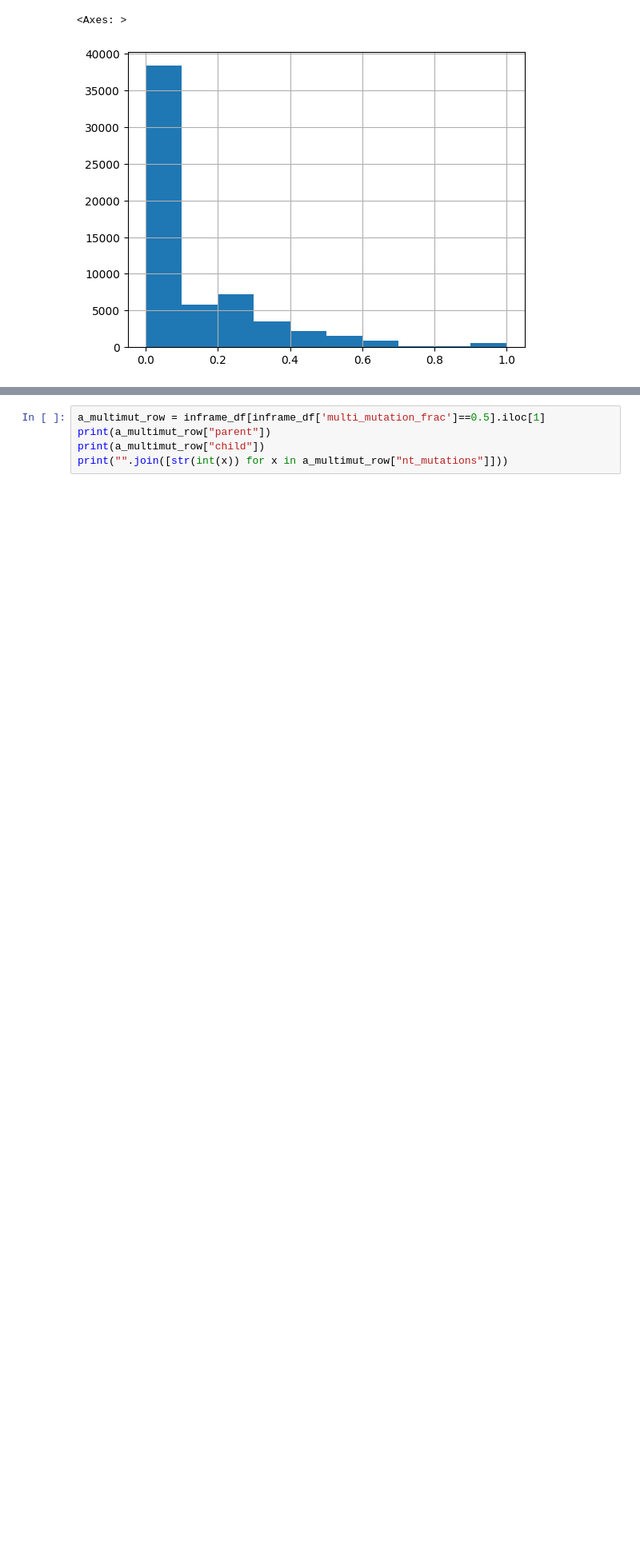
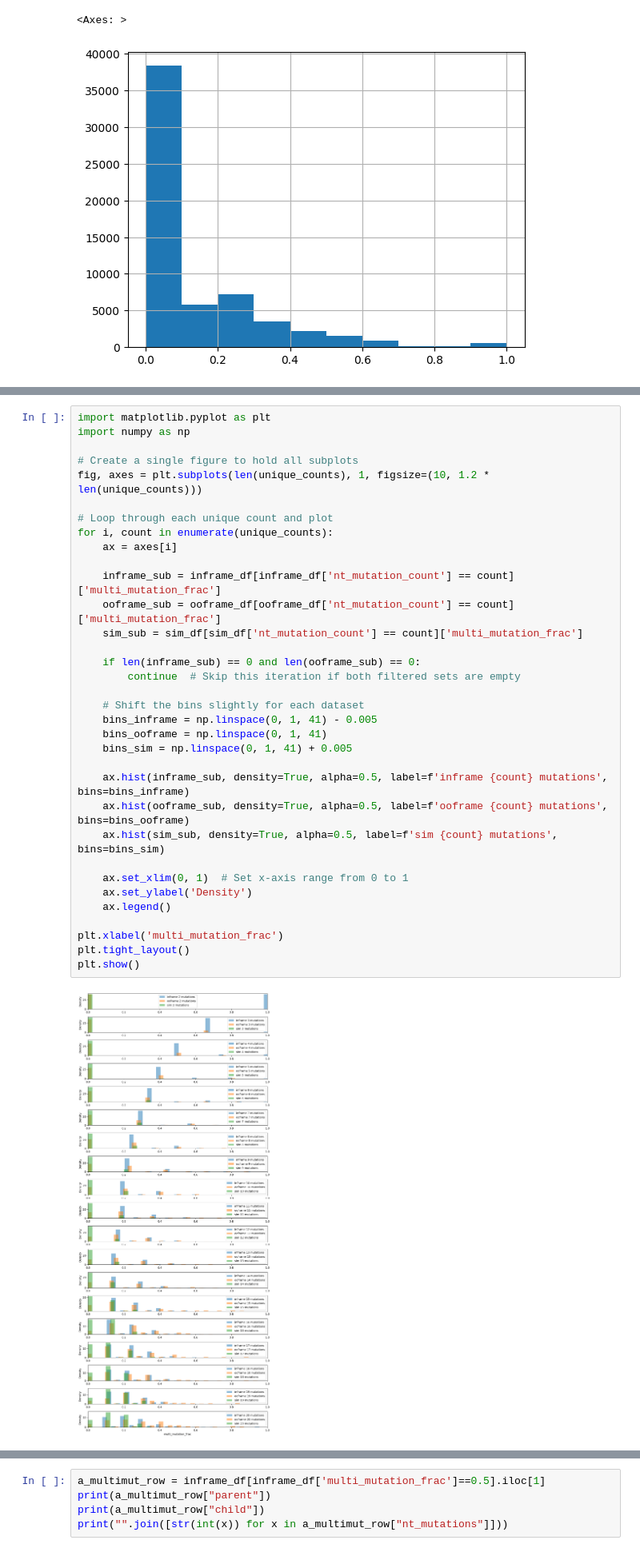
Before and after one commit to matsengrp/epam, a Jupyter notebook: notebooks/multinucleotide.ipynb, the cells around one changed output, grey strips where cells are left out. Shown: that part at 80% size. Saved outputs shown, nothing was run; the diff lists cells and outputs as text; blank space fills up the shorter version.

```diff
--- a/notebooks/multinucleotide.ipynb
+++ b/notebooks/multinucleotide.ipynb
@@ -227,3 +160,39 @@ plt.show()
+# %%
+import matplotlib.pyplot as plt
+import numpy as np
+
+# Create a single figure to hold all subplots
+fig, axes = plt.subplots(len(unique_counts), 1, figsize=(10, 1.2 * len(unique_counts)))
+
+# Loop through each unique count and plot
+for i, count in enumerate(unique_counts):
+    ax = axes[i]
+
+    inframe_sub = inframe_df[inframe_df['nt_mutation_count'] == count]['multi_mutation_frac']
+    ooframe_sub = ooframe_df[ooframe_df['nt_mutation_count'] == count]['multi_mutation_frac']
+    sim_sub = sim_df[sim_df['nt_mutation_count'] == count]['multi_mutation_frac']
+
+    if len(inframe_sub) == 0 and len(ooframe_sub) == 0:
+        continue  # Skip this iteration if both filtered sets are empty
+
+    # Shift the bins slightly for each dataset
+    bins_inframe = np.linspace(0, 1, 41) - 0.005
+    bins_ooframe = np.linspace(0, 1, 41)
+    bins_sim = np.linspace(0, 1, 41) + 0.005
+
+    ax.hist(inframe_sub, density=True, alpha=0.5, label=f'inframe {count} mutations', bins=bins_inframe)
+    ax.hist(ooframe_sub, density=True, alpha=0.5, label=f'ooframe {count} mutations', bins=bins_ooframe)
+    ax.hist(sim_sub, density=True, alpha=0.5, label=f'sim {count} mutations', bins=bins_sim)
+
+    ax.set_xlim(0, 1)  # Set x-axis range from 0 to 1
+    ax.set_ylabel('Density')
+    ax.legend()
+
+plt.xlabel('multi_mutation_frac')
+plt.tight_layout()
+plt.show()
+# %% [output]
+[figure, added]
 # %%
 import pandas as pd
 import matplotlib.pyplot as plt
```
Also changed, not shown: parts of 9 cells of this notebook.
